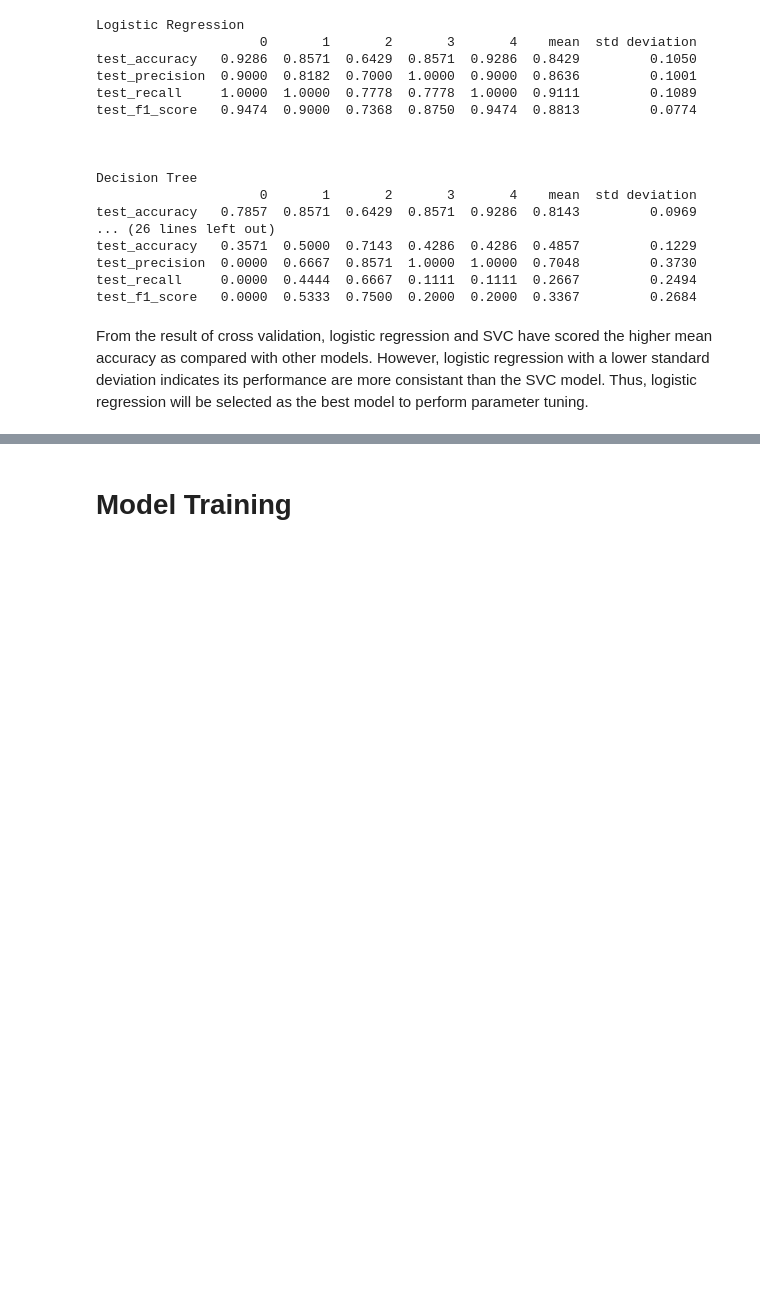
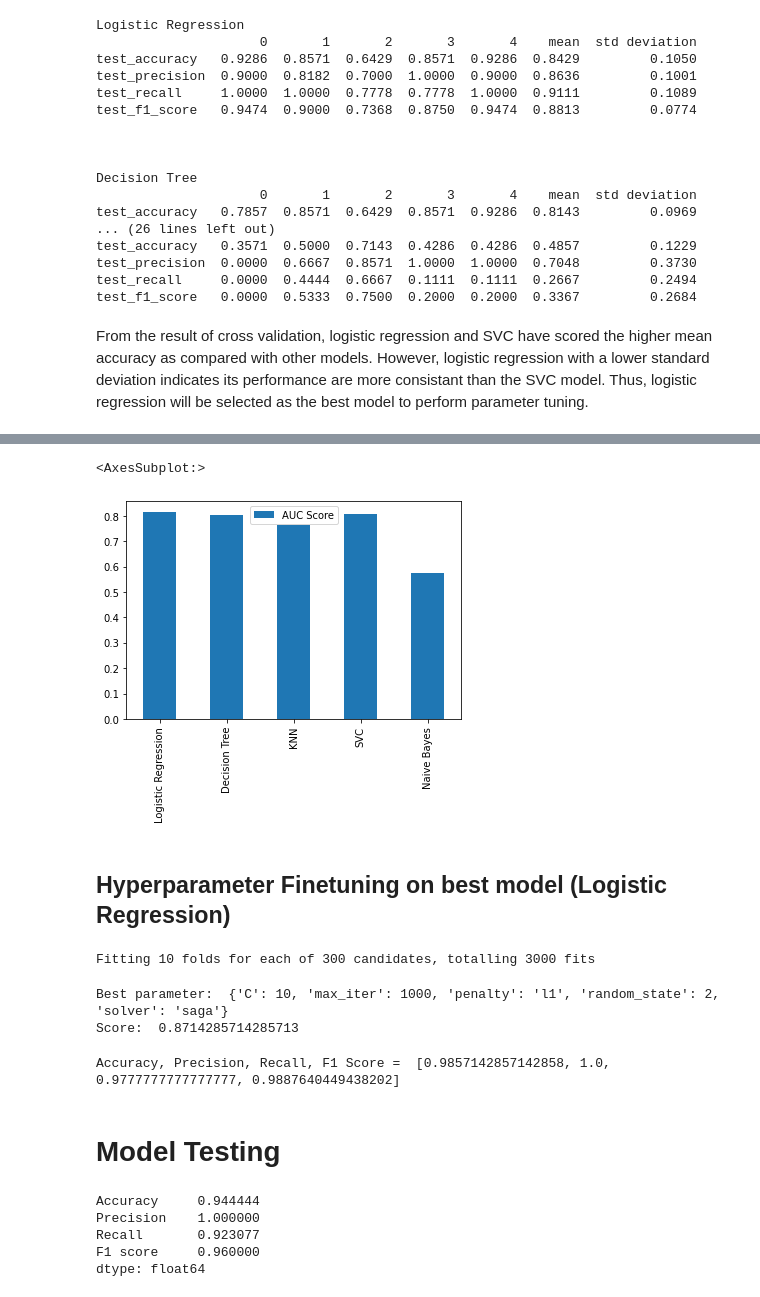
Before and after one commit to chiakl/spacex, a Jupyter notebook: spacex.ipynb, the cells around one changed output, grey strips where cells are left out. Saved outputs shown, nothing was run; the diff lists cells and outputs as text; code cells hidden in the pictures; blank space fills up the shorter version.

```diff
--- a/spacex.ipynb
+++ b/spacex.ipynb
@@ -911,0 +875,8 @@ cat_test_dum.head()
+# %%
+roc_score = []
+
+for i, model in enumerate([model1,model2,model3,model4,model5]):
+    y_pred = cross_val_predict(model, X_train, y_train, cv=5)
+    roc_score.append(roc_auc_score(y_train,y_pred))
+auc = pd.DataFrame(roc_score, index=clf_model, columns=['AUC Score'])
+auc.round(decimals=4)
@@ -912,6 +890,57 @@ cat_test_dum.head()
+# %%
+auc.plot(kind='bar')
+# %% [output]
+<AxesSubplot:>
+[figure, added]
+# %% [markdown]
+## Hyperparameter Finetuning on best model (Logistic Regression)
+# %%
+from sklearn.model_selection import GridSearchCV
+
+param = [
+    {
+    'random_state': [2],
+  'penalty':['l1','l2','none'],
+        'C':[0.01,0.1,1,10,100],
+        'solver':['lbfgs','newton-cg','liblinear','sag','saga'],
+        'max_iter':[100,1000,2500,5000]
+    }
+]
+
+cv_search = GridSearchCV(LogisticRegression(), param_grid = param, cv=10, n_jobs=-1, verbose=True, scoring='accuracy')
+best_model = cv_search.fit(X_train, y_train)
+best_clf = best_model.best_estimator_
+# %% [output]
+Fitting 10 folds for each of 300 candidates, totalling 3000 fits
+# %%
+print("Best parameter: ",best_model.best_params_)
+print("Score: ", best_model.best_score_)
+# %% [output]
+Best parameter:  {'C': 10, 'max_iter': 1000, 'penalty': 'l1', 'random_state': 2, 'solver': 'saga'}
+Score:  0.8714285714285713
+# %%
+y_pred = best_model.predict(X_train)
+print("Accuracy, Precision, Recall, F1 Score = ", score(y_train,y_pred))
+# %% [output]
+Accuracy, Precision, Recall, F1 Score =  [0.9857142857142858, 1.0, 0.9777777777777777, 0.9887640449438202]
 # %% [markdown]
-# Model Training
+# Model Testing
 # %%
-#algorithm 1
-KNN, SVM, Decision Tree, logreg, naive bayes
+y_pred = best_clf.predict(X_test)
+
+test_ ={
+    'Accuracy': score(y_test,y_pred)[0],
+    'Precision': score(y_test,y_pred)[1],
+    'Recall': score(y_test,y_pred)[2],
+    'F1 score': score(y_test,y_pred)[3],
+}
+
+test_result = pd.Series(test_)
+test_result
+# %% [output]
+Accuracy     0.944444
+Precision    1.000000
+Recall       0.923077
+F1 score     0.960000
+dtype: float64
 # %%
```
Also changed, not shown: parts of 30 cells of this notebook.
